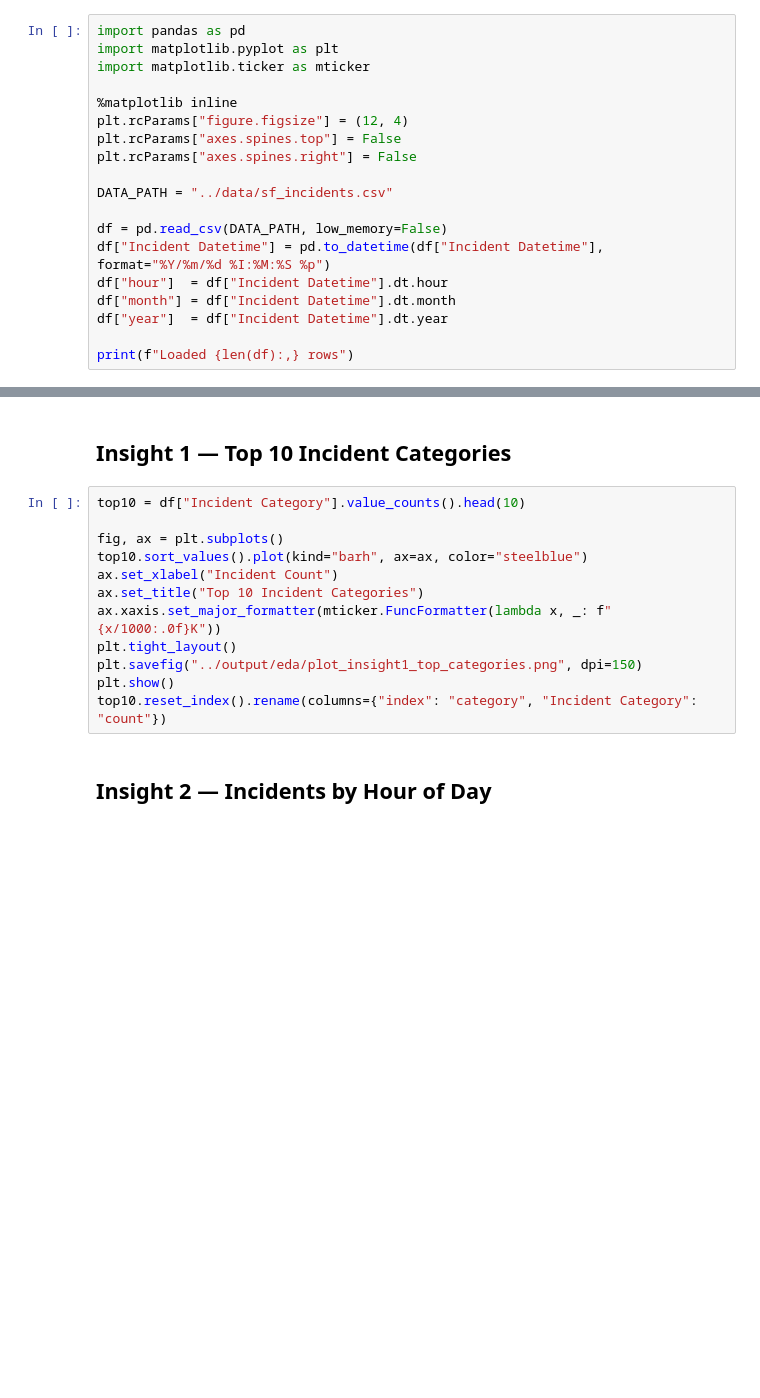
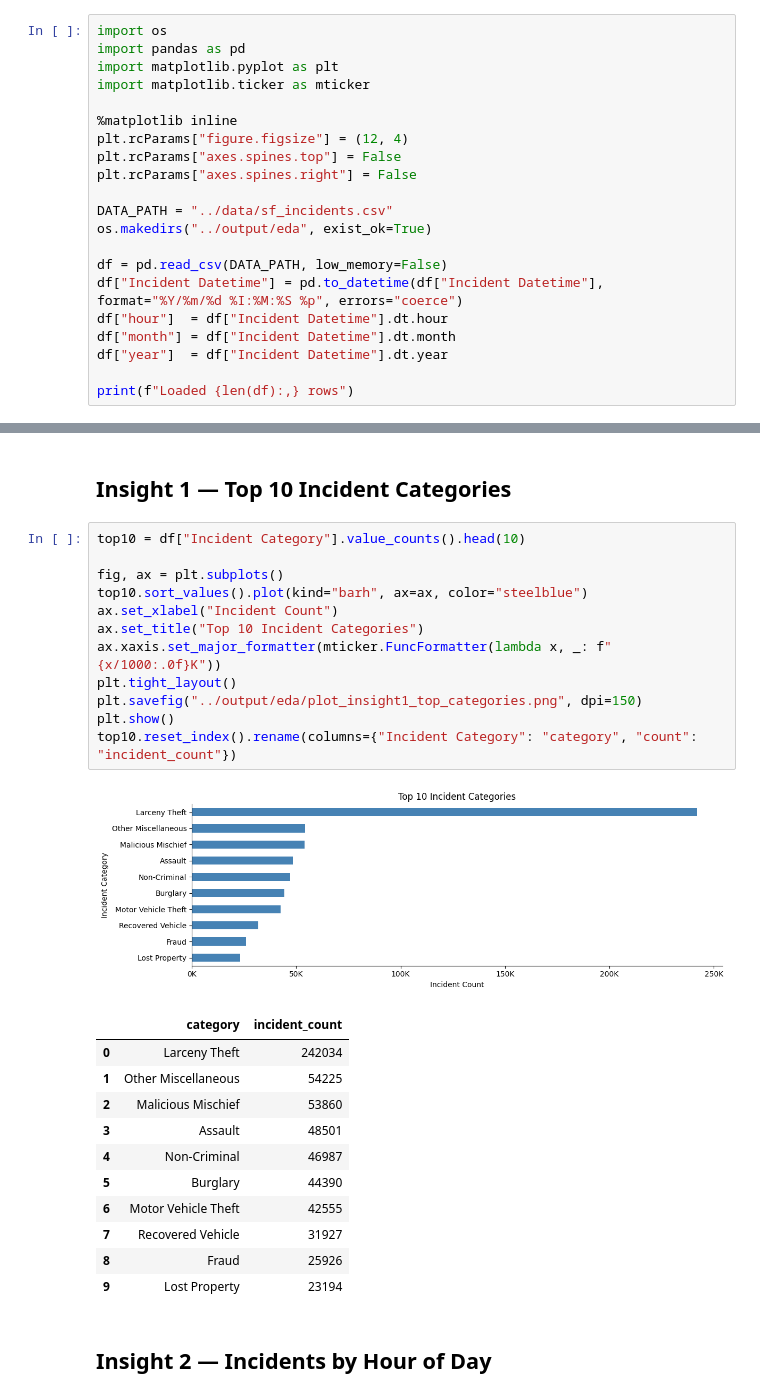
Before and after one commit to MaximovIlya/big_data_project, a Jupyter notebook: notebooks/02_eda.ipynb, the cells around one changed output, grey strips where cells are left out. Cells and saved outputs as stored; diff of their text form; blank space fills up the shorter version.

Commit message:
fix notebooks: errors=coerce, os.makedirs; fill report with real metrics; untrack CLAUDE.md

```diff
--- a/notebooks/02_eda.ipynb
+++ b/notebooks/02_eda.ipynb
@@ -4,6 +4,7 @@
 Visual exploration of the 8 insights that `stage2_eda.py` computes on the cluster.
 Here we reproduce them locally with **pandas + matplotlib** for understanding and report preparation.
 # %%
+import os
 import pandas as pd
 import matplotlib.pyplot as plt
 import matplotlib.ticker as mticker
@@ -14,9 +15,10 @@ plt.rcParams["axes.spines.top"] = False
 plt.rcParams["axes.spines.right"] = False
 
 DATA_PATH = "../data/sf_incidents.csv"
+os.makedirs("../output/eda", exist_ok=True)
 
 df = pd.read_csv(DATA_PATH, low_memory=False)
-df["Incident Datetime"] = pd.to_datetime(df["Incident Datetime"], format="%Y/%m/%d %I:%M:%S %p")
+df["Incident Datetime"] = pd.to_datetime(df["Incident Datetime"], format="%Y/%m/%d %I:%M:%S %p", errors="coerce")
 df["hour"]  = df["Incident Datetime"].dt.hour
 df["month"] = df["Incident Datetime"].dt.month
 df["year"]  = df["Incident Datetime"].dt.year
@@ -27,15 +31,28 @@ print(f"Loaded {len(df):,} rows")
 # %%
 top10 = df["Incident Category"].value_counts().head(10)
 
 fig, ax = plt.subplots()
 top10.sort_values().plot(kind="barh", ax=ax, color="steelblue")
 ax.set_xlabel("Incident Count")
 ax.set_title("Top 10 Incident Categories")
 ax.xaxis.set_major_formatter(mticker.FuncFormatter(lambda x, _: f"{x/1000:.0f}K"))
 plt.tight_layout()
 plt.savefig("../output/eda/plot_insight1_top_categories.png", dpi=150)
 plt.show()
-top10.reset_index().rename(columns={"index": "category", "Incident Category": "count"})
+top10.reset_index().rename(columns={"Incident Category": "category", "count": "incident_count"})
+# %% [output]
+[figure, added]
+|  | category | incident_count |
+| 0 | Larceny Theft | 242034 |
+| 1 | Other Miscellaneous | 54225 |
+| 2 | Malicious Mischief | 53860 |
+| 3 | Assault | 48501 |
+| 4 | Non-Criminal | 46987 |
+| 5 | Burglary | 44390 |
+| 6 | Motor Vehicle Theft | 42555 |
+| 7 | Recovered Vehicle | 31927 |
+| 8 | Fraud | 25926 |
+| 9 | Lost Property | 23194 |
 # %% [markdown]
 ## Insight 2 — Incidents by Hour of Day
 # %%
```
Also changed, not shown: parts of 8 cells of this notebook, 6 other files.
